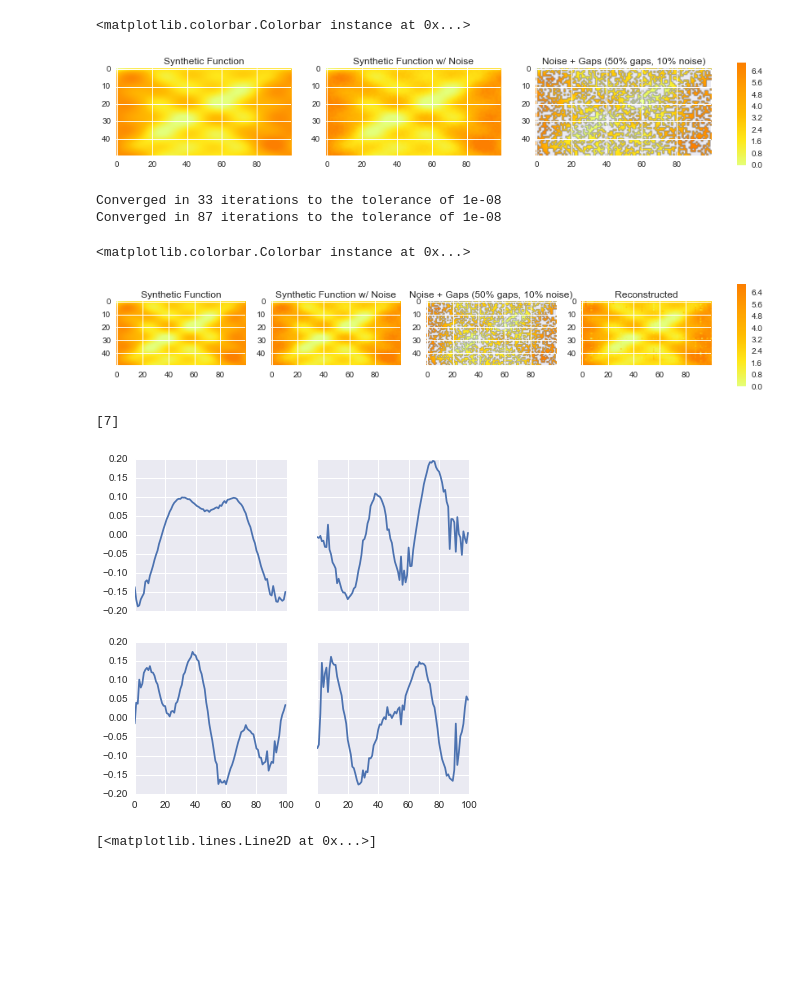
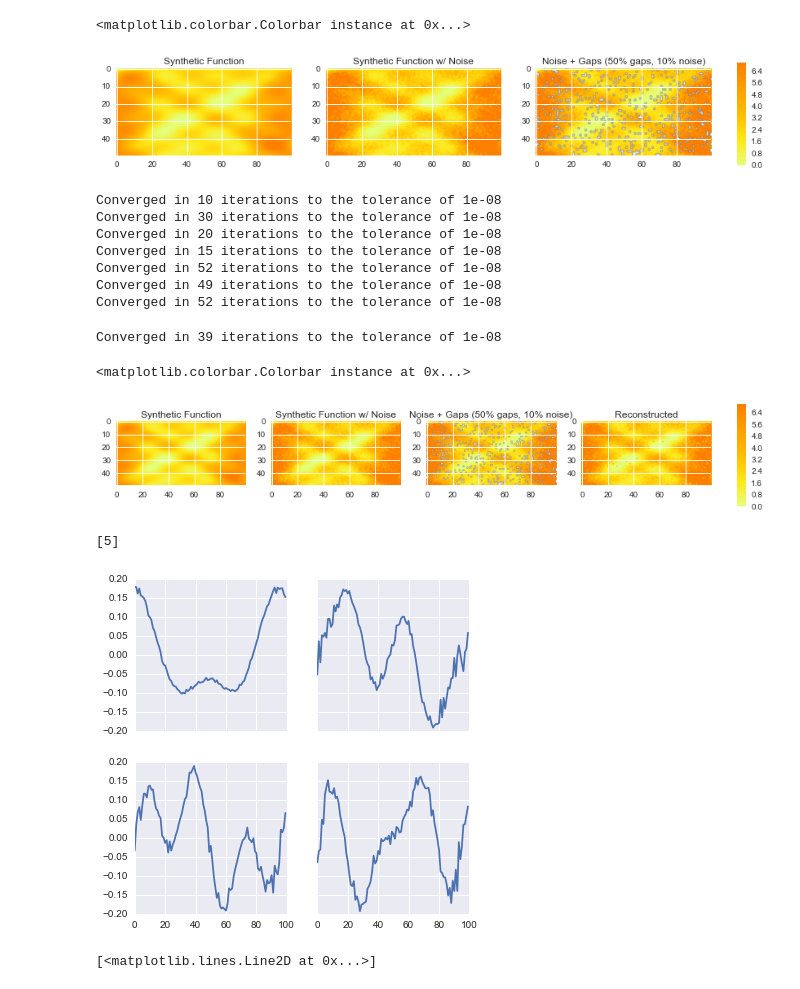
Before and after one commit to klapo/CalRad, a Jupyter notebook: naneof_BR2003.notebook.ipynb, the cells around one changed output. Saved outputs shown, nothing was run; the diff lists cells and outputs as text; code cells hidden in the pictures; blank space fills up the shorter version.

Commit message:
Stations now grouped by location. naneof workbook mildly adjusted to test effect of noise vs gaps

```diff
--- a/naneof_BR2003.notebook.ipynb
+++ b/naneof_BR2003.notebook.ipynb
@@ -51,8 +51,8 @@ import random
 #Generate data
 m=50
 n=100
-frac_gaps = 0.5 # the fraction of data with NaNs
-NSratio = 0.1 # the Noise to Signal ratio for adding noise to data
+frac_gaps = 0.1 # the fraction of data with NaNs
+NSratio = 0.5 # the Noise to Signal ratio for adding noise to data
 
 x = (np.arange(m)*2*np.pi)/m
 t = (np.arange(n)*2*np.pi)/n
@@ -69,34 +69,34 @@ Xt = np.outer(np.sin(x), np.sin(t)) + \
  np.tanh(np.add.outer(x, 2*t))
 
 fig, axes = subplots(1,3)
 fig.set_size_inches(15,5)
 im = axes[0].imshow(Xt,cmap=cm.Wistia,vmin=0,vmax=7)
 axes[0].set_title('Synthetic Function')
 
 #Noise field
 RAND = np.random.rand(Xt.shape[0],Xt.shape[1])
 R = RAND * NSratio * Xt
 
 # #True field + Noise field
 Xp = Xt + R
 axes[1].imshow(Xp,cmap=cm.Wistia,vmin=0,vmax=7)
 axes[1].set_title('Synthetic Function w/ Noise')
 
 #Observed field with gaps
 gaps = sorted(random.sample(xrange(Xp.size), int(frac_gaps*Xp.size)))
 XG = np.copy(Xp)
 XG = np.reshape(XG,Xp.shape[0]*Xp.shape[1])
 XG[gaps] = np.nan
 XG = np.reshape(XG,(Xp.shape[0],Xp.shape[1]))
 axes[2].imshow(np.reshape(XG,(Xp.shape[0],Xp.shape[1])),cmap=cm.Wistia,vmin=0,vmax=7)
 axes[2].set_title('Noise + Gaps (50% gaps, 10% noise)')
 
 fig.subplots_adjust(right=0.8)
 cbar_ax = fig.add_axes([0.83, 0.33, 0.01, 0.35])
 fig.colorbar(im, cax=cbar_ax)
 # %% [output]
 <matplotlib.colorbar.Colorbar instance at 0x...>
-[figure, old version]
+[figure, new version]
 # %%
 ####################################################################################################
 # Functions
@@ -162,8 +162,13 @@ for Ne in np.arange(1,min(X.shape[1],20)):
     dx_val = np.nansum(np.nansum((Xa[id_val_r,id_val_c]-X_val)**2))
     err[Ne] = dx_val/mx_val
 # %% [output]
-Converged in 33 iterations to the tolerance of 1e-08
-Converged in 87 iterations to the tolerance of 1e-08
+Converged in 10 iterations to the tolerance of 1e-08
+Converged in 30 iterations to the tolerance of 1e-08
+Converged in 20 iterations to the tolerance of 1e-08
+Converged in 15 iterations to the tolerance of 1e-08
+Converged in 52 iterations to the tolerance of 1e-08
+Converged in 49 iterations to the tolerance of 1e-08
+Converged in 52 iterations to the tolerance of 1e-08
 # %%
 ## Loop through again using the optimal number of eigenvalues only
 Nopt = np.flatnonzero(err == np.nanmin(err))
@@ -195,6 +200,8 @@ for k in np.arange(2,Nit):
         print('Converged in '+str(k-1)+' iterations to the tolerance of '+str(tol))
         break
     X1 = np.copy(X2)
+# %% [output]
+Converged in 39 iterations to the tolerance of 1e-08
 # %%
 # units in B
 B = np.dot(U,D)  #the temporal modes
@@ -229,7 +236,7 @@ cbar_ax = fig.add_axes([0.83, 0.33, 0.01, 0.35])
 fig.colorbar(im, cax=cbar_ax)
 # %% [output]
 <matplotlib.colorbar.Colorbar instance at 0x...>
-[figure, old version]
+[figure, new version]
 # %%
 ################# Plot EOF coefs #####################
 print(Nopt)
@@ -239,8 +246,8 @@ fig.set_size_inches(6,6)
 for ind,ax in enumerate(axes.flatten()):
     ax.plot(amps[ind,:])
 # %% [output]
-[7]
+[5]
-[figure, old version]
+[figure, new version]
 # %%
 plt.plot(variance)
 # %% [output]
```
Also changed, not shown: parts of 1 cell of this notebook, 1 other file.
